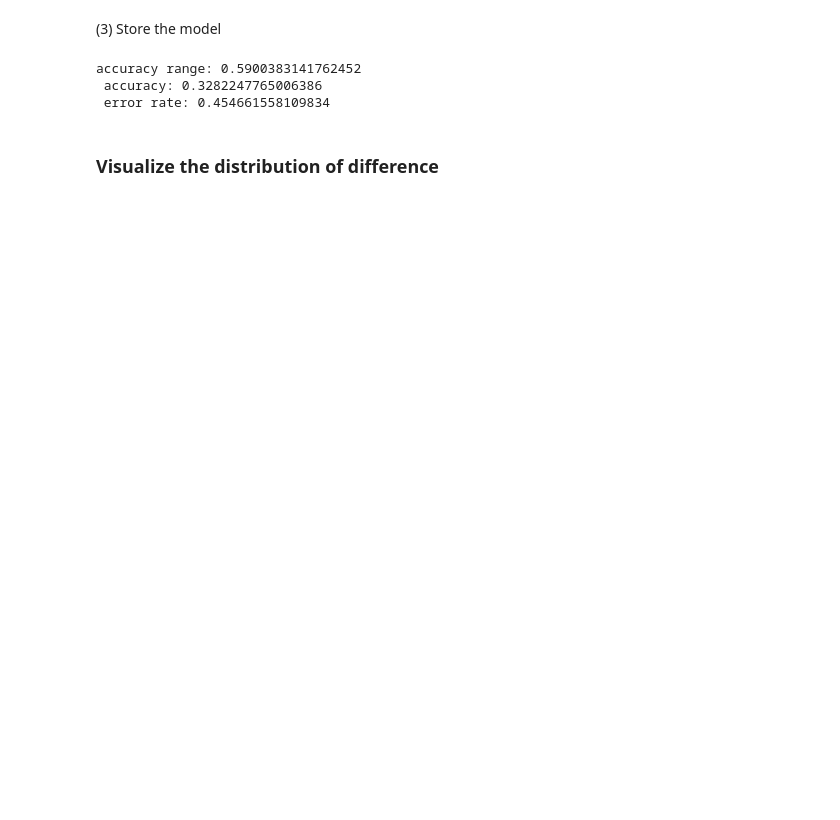
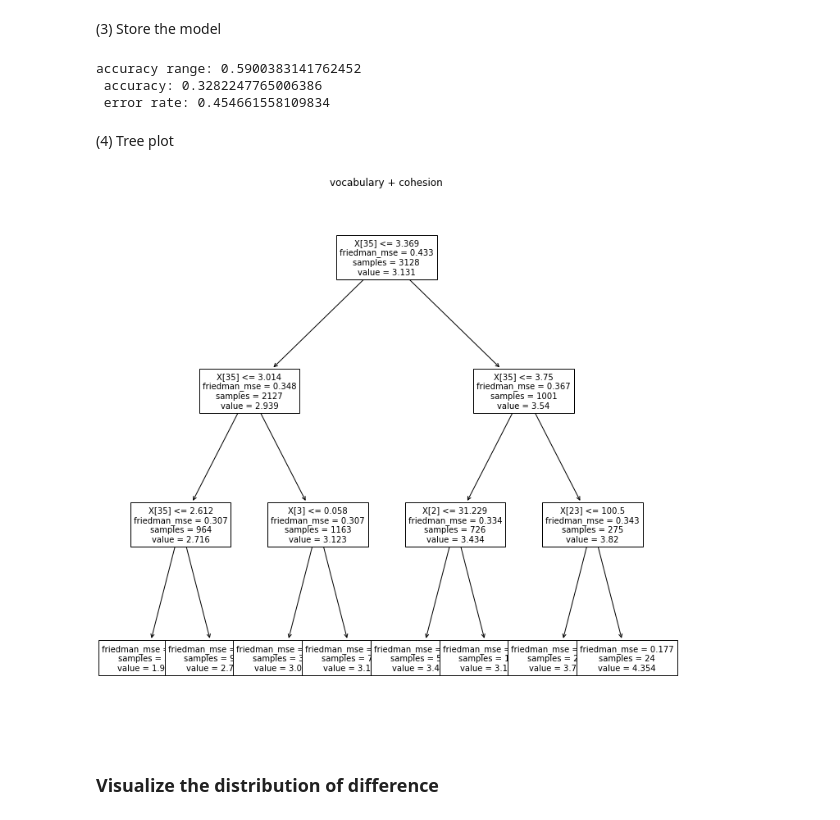
Before and after one commit to Lokki-ki-ki/Text_Marker, a Jupyter notebook: DecisionTree_new.ipynb, the cells around one changed output. Cells and saved outputs as stored; diff of their text form; code cells hidden in the pictures; blank space fills up the shorter version.

```diff
--- a/DecisionTree_new.ipynb
+++ b/DecisionTree_new.ipynb
@@ -150,6 +161,15 @@ print("accuracy range: %s \n accuracy: %s \n error rate: %s \n"
 accuracy range: 0.5900383141762452
  accuracy: 0.3282247765006386
  error rate: 0.454661558109834
+# %% [markdown]
+(4) Tree plot
+# %%
+plt.figure(figsize=(12,12))
+tree.plot_tree(new_dt,fontsize=10)
+plt.title('vocabulary + cohesion')
+plt.show()
+# %% [output]
+[figure, added]
 # %% [markdown]
 ### Visualize the distribution of difference
 # %%
```
Also changed, not shown: parts of 17 cells of this notebook.
